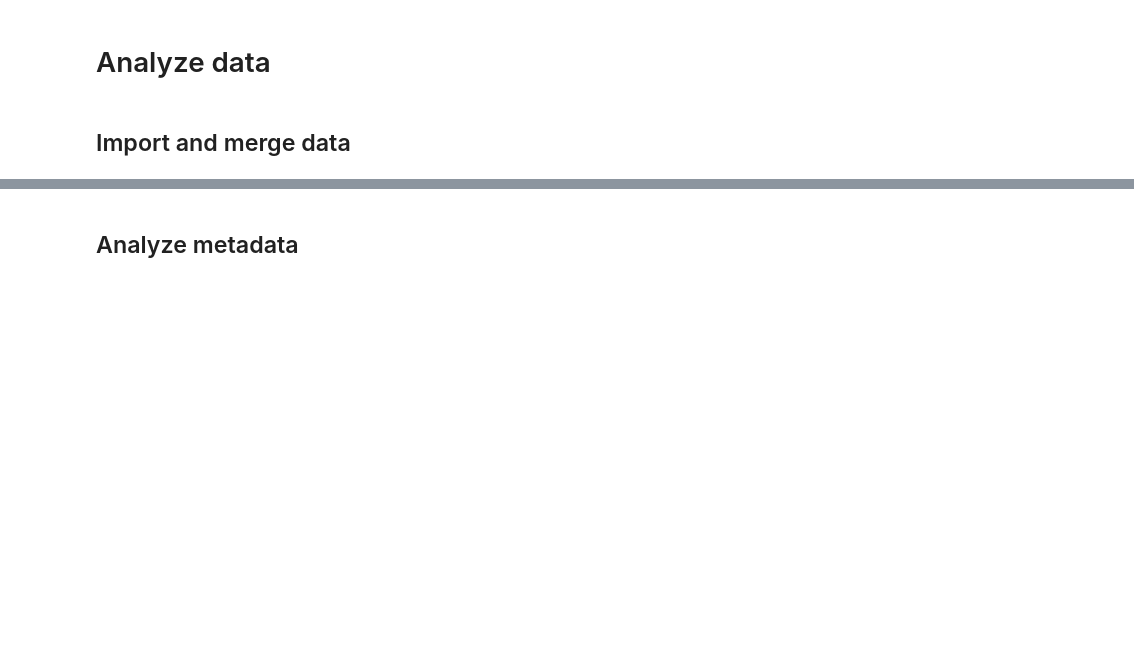
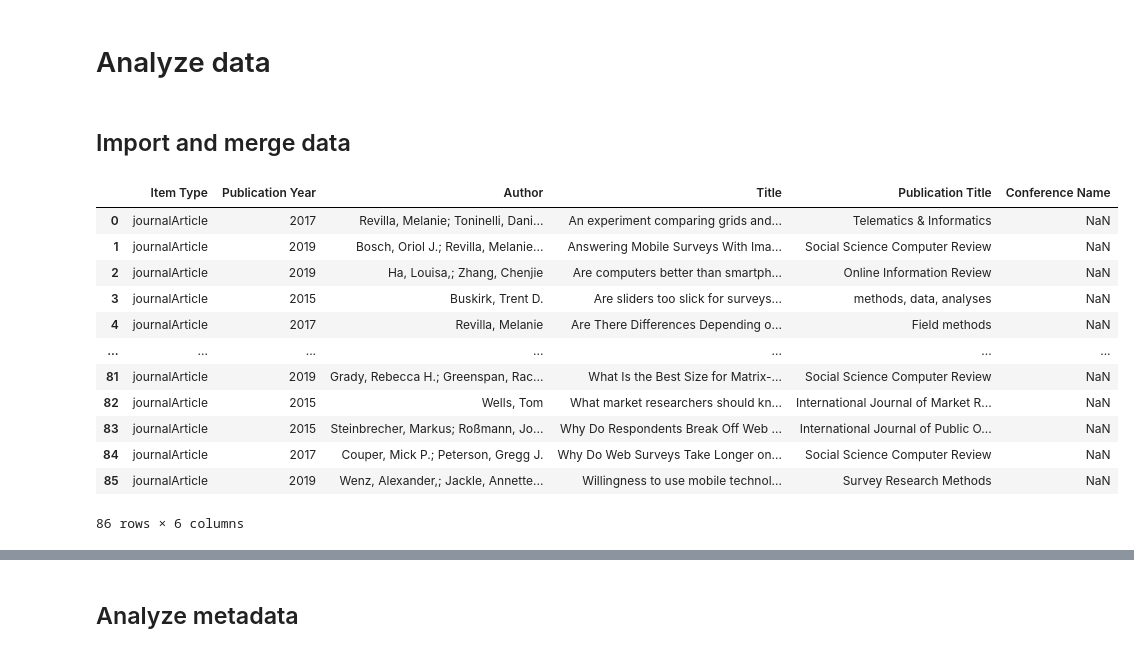
Before and after one commit to JakobLangenbahn/Smartphone_Web_Surveys_A_Systematic_Literature_Review, a Jupyter notebook: notebooks/2.0-jl-analyze-coding-results.ipynb, the cells around one changed output, grey strips where cells are left out. Drawn from its saved outputs; the diff is of its cells as text; code cells hidden in the pictures; blank space fills up the shorter version.

```diff
--- a/notebooks/2.0-jl-analyze-coding-results.ipynb
+++ b/notebooks/2.0-jl-analyze-coding-results.ipynb
@@ -8,7 +8,23 @@ import pandas as pd
 # Metadata from Citations
 metadata_raw = pd.read_csv("../data/raw/literature_review_meta_data.csv")
 # %%
-metadata_columns_include = ["Item Type", "Publication Year", "Author", "Title", "Publication Title", "Publisher",
-                            "Place", "Editor", "Conference Name"]
+metadata_columns_include = ["Item Type", "Publication Year", "Author", "Title", "Publication Title",
+                            "Conference Name"]
 # %%
 metadata = metadata_raw[metadata_columns_include]
+# %%
+metadata
+# %% [output]
+|  | Item Type | Publication Year | Author | Title | Publication Title | Conference Name |
+| 0 | journalArticle | 2017 | Revilla, Melanie; Toninelli, Dani... | An experiment comparing grids and... | Telematics & Informatics | NaN |
+| 1 | journalArticle | 2019 | Bosch, Oriol J.; Revilla, Melanie... | Answering Mobile Surveys With Ima... | Social Science Computer Review | NaN |
+| 2 | journalArticle | 2019 | Ha, Louisa,; Zhang, Chenjie | Are computers better than smartph... | Online Information Review | NaN |
+| 3 | journalArticle | 2015 | Buskirk, Trent D. | Are sliders too slick for surveys... | methods, data, analyses | NaN |
+| 4 | journalArticle | 2017 | Revilla, Melanie | Are There Differences Depending o... | Field methods | NaN |
+| ... | ... | ... | ... | ... | ... | ... |
+| 81 | journalArticle | 2019 | Grady, Rebecca H.; Greenspan, Rac... | What Is the Best Size for Matrix-... | Social Science Computer Review | NaN |
+| 82 | journalArticle | 2015 | Wells, Tom | What market researchers should kn... | International Journal of Market R... | NaN |
+| 83 | journalArticle | 2015 | Steinbrecher, Markus; Roßmann, Jo... | Why Do Respondents Break Off Web ... | International Journal of Public O... | NaN |
+| 84 | journalArticle | 2017 | Couper, Mick P.; Peterson, Gregg J. | Why Do Web Surveys Take Longer on... | Social Science Computer Review | NaN |
+| 85 | journalArticle | 2019 | Wenz, Alexander,; Jackle, Annette... | Willingness to use mobile technol... | Survey Research Methods | NaN |
+86 rows × 6 columns
```
Also changed, not shown: parts of 80 cells of this notebook.
